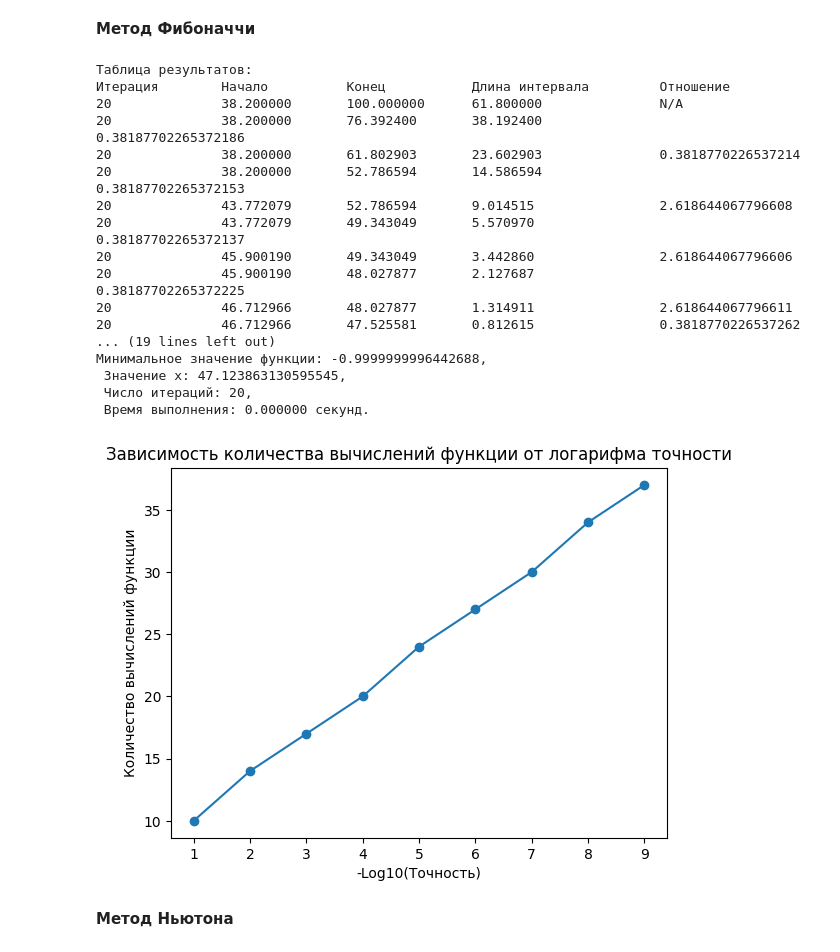
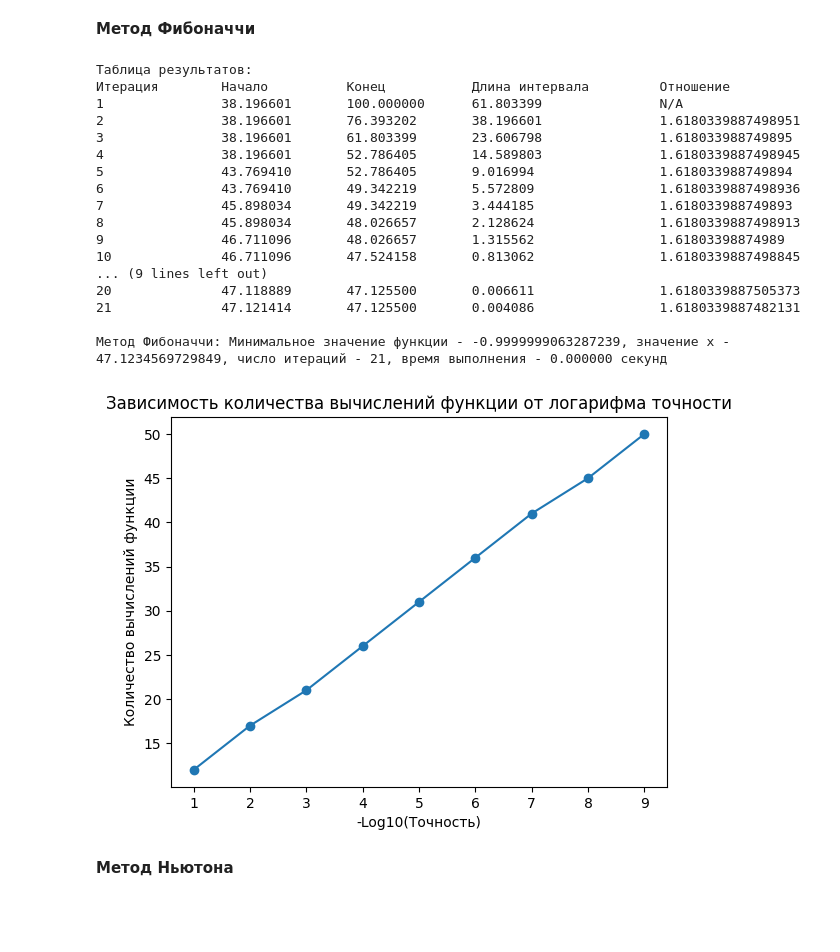
Before and after one commit to tsukerin/math, a Jupyter notebook: practice3-4/main.ipynb, the cells around one changed output. Cells and saved outputs as stored; diff of their text form; code cells hidden in the pictures; blank space fills up the shorter version.

```diff
--- a/practice3-4/main.ipynb
+++ b/practice3-4/main.ipynb
@@ -29,11 +29,12 @@ iter_list = []
 exec_list = []
 final_interval_list=[]
 
-def add_values(minf, minx, iters, exec_time):
+def add_values(minf, minx, iters, exec_time, final_interval):
     minf_list.append(minf)
     minx_list.append(minx)
     iter_list.append(iters)
     exec_list.append(exec_time)
+    final_interval_list.append(final_interval)
 # %% [markdown]
 <b>Метод половинного деления</b>
 # %%
@@ -56,15 +57,16 @@ def half_interval(start, end, tol):
 
         prev_interval_length = final_interval
 
-    return start, f(start), iters, data
+    return start, f(start), iters, data, final_interval
 
 start_time = time.time()
 result = half_interval(0, 100, tolerance)
 end_time = time.time()
 exec_time = end_time - start_time
+minx, minf, iters, table_data, final_interval = result
+add_values(minf, minx, iters, exec_time, final_interval)
 
 if isinstance(result, tuple):
-    minx, minf, iters, table_data = result
 
     print("\nТаблица результатов:")
     print("Итерация\tНачало\t\tКонец\t\tДлина интервала\t\tОтношение")
@@ -72,7 +74,6 @@ if isinstance(result, tuple):
         print(f"{row[0]}\t\t{row[1]:.6f}\t{row[2]:.6f}\t{row[3]:.6f}\t\t{row[4] if row[4] is not None else 'N/A'}")
 
     print(f"Минимальное значение функции: {minf},\n Значение x: {minx},\n "f"Число итераций: {iters},\n Время выполнения: {exec_time:.6f} секунд.")
-    add_values(minf, minx, iters, exec_time)
 
     tolerances = [10**(-i) for i in range(1, 10)]
     iterations_list = [half_interval(0, 100, tol)[2] for tol in tolerances]
@@ -126,15 +127,16 @@ def golden_section(start, end, tol):
 
         prev_interval_length = final_interval
 
-    return start, f(start), iters, data
+    return start, f(start), iters, data, final_interval
 
 start_time = time.time()
 result = golden_section(0, 100, tolerance)
 end_time = time.time()
 exec_time = end_time - start_time
+minx, minf, iters, table_data, final_interval = result
+add_values(minf, minx, iters, exec_time, final_interval)
 
 if isinstance(result, tuple):
-    minx, minf, iters, table_data = result
 
     print("\nТаблица результатов:")
     print("Итерация\tНачало\t\tКонец\t\tДлина интервала\t\tОтношение")
@@ -142,7 +144,6 @@ if isinstance(result, tuple):
         print(f"{row[0]}\t\t{row[1]:.6f}\t{row[2]:.6f}\t{row[3]:.6f}\t\t{row[4] if row[4] is not None else 'N/A'}")
 
     print(f"Минимальное значение функции: {minf},\n Значение x: {minx},\n "f"Число итераций: {iters},\n Время выполнения: {exec_time:.6f} секунд.")
-    add_values(minf, minx, iters, exec_time)
 
     tolerances = [10**(-i) for i in range(1, 10)]
     iterations_list = [half_interval(0, 100, tol)[2] for tol in tolerances]
@@ -177,9 +178,9 @@ else:
 # %% [markdown]
 <b>Метод Фибоначчи</b>
 # %%
-def fibonacci(a, b, tol):
+def fibonacci_method(a, b, tol):
     fib_sequence = [1, 1]
-    data = []
+
     while fib_sequence[-1] < (b - a) / tol:
         fib_sequence.append(fib_sequence[-1] + fib_sequence[-2])
 
@@ -189,9 +190,11 @@ def fibonacci(a, b, tol):
     fc = f(c)
     fd = f(d)
     iterations = 0
+    data = []
 
     while abs(c - d) > tol:
         iterations += 1
+
         if fc < fd:
             b = d
             d = c
@@ -205,61 +208,62 @@ def fibonacci(a, b, tol):
             fc = fd
             fd = f(d)
 
-        minx = 0.5 * (a + b)
-        miny = f(minx)
+        xmin = 0.5 * (a + b)
+        ymin = f(xmin)
         interval_length = b - a
         ratio = interval_length / (b - c) if iterations > 1 else None
 
         data.append([iterations, a, b, interval_length, ratio])
 
-    return minx, miny, iterations, data
+    return ymin, xmin, iterations, data, interval_length
 
 start_time = time.time()
-minf, minx, final_interval, iters = fibonacci(0, 100, tolerance)
+result = fibonacci_method(0, 100, tolerance)
 end_time = time.time()
 exec_time = end_time - start_time
 
 if isinstance(result, tuple):
-    minx, minf, iters, table_data = result
+    minf, minx, iters, table_data, interval_length = result
 
     print("\nТаблица результатов:")
     print("Итерация\tНачало\t\tКонец\t\tДлина интервала\t\tОтношение")
+
     for row in table_data:
         print(f"{row[0]}\t\t{row[1]:.6f}\t{row[2]:.6f}\t{row[3]:.6f}\t\t{row[4] if row[4] is not None else 'N/A'}")
 
-    print(f"Минимальное значение функции: {minf},\n Значение x: {minx},\n "f"Число итераций: {iters},\n Время выполнения: {exec_time:.6f} секунд.")
-    add_values(minf, minx, iters, exec_time)
+    print(f"\nМетод Фибоначчи: Минимальное значение функции - {minf}, значение x - {minx}, число итераций - {iters}, время выполнения - {exec_time:.6f} секунд")
+
+    add_values(minf, minx, iters, exec_time, interval_length)
 
     tolerances = [10**(-i) for i in range(1, 10)]
-    iterations_list = [half_interval(0, 100, tol)[2] for tol in tolerances]
-
-    plt.plot([-math.log10(tol) for tol in tolerances], iterations_list, marker='o')
+    iterations_list1 = [fibonacci_method(0, 100, tol)[2] for tol in tolerances]
+    plt.plot([-math.log10(tol) for tol in tolerances], iterations_list1, marker='o')
     plt.xlabel('-Log10(Точность)')
     plt.ylabel('Количество вычислений функции')
     plt.title('Зависимость количества вычислений функции от логарифма точности')
     plt.show()
 else:
     iterations = result
-    print(f"Минимальное значение функции: {minf},\n Значение x: {minx},\n "f"Число итераций: {iters},\n Время выполнения: {exec_time:.6f} секунд.")
+    print(f"\nМетод Фибоначчи: Точность - {tolerance}, число итераций - {iterations}, время выполнения - {exec_time:.6f} секунд")
 # %% [output]
 Таблица результатов:
 Итерация        Начало          Конец           Длина интервала         Отношение
-20              38.200000       100.000000      61.800000               N/A
-20              38.200000       76.392400       38.192400               0.38187702265372186
-20              38.200000       61.802903       23.602903               0.3818770226537214
-20              38.200000       52.786594       14.586594               0.38187702265372153
-20              43.772079       52.786594       9.014515                2.618644067796608
-20              43.772079       49.343049       5.570970                0.38187702265372137
-20              45.900190       49.343049       3.442860                2.618644067796606
-20              45.900190       48.027877       2.127687                0.38187702265372225
-20              46.712966       48.027877       1.314911                2.618644067796611
-20              46.712966       47.525581       0.812615                0.3818770226537262
-... (19 lines left out)
-Минимальное значение функции: -0.9999999996442688,
- Значение x: 47.123863130595545,
- Число итераций: 20,
- Время выполнения: 0.000000 секунд.
+1               38.196601       100.000000      61.803399               N/A
+2               38.196601       76.393202       38.196601               1.6180339887498951
+3               38.196601       61.803399       23.606798               1.618033988749895
+4               38.196601       52.786405       14.589803               1.6180339887498945
+5               43.769410       52.786405       9.016994                1.618033988749894
+6               43.769410       49.342219       5.572809                1.6180339887498936
+7               45.898034       49.342219       3.444185                1.618033988749893
+8               45.898034       48.026657       2.128624                1.6180339887498913
+9               46.711096       48.026657       1.315562                1.61803398874989
+10              46.711096       47.524158       0.813062                1.6180339887498845
+... (9 lines left out)
+20              47.118889       47.125500       0.006611                1.6180339887505373
+21              47.121414       47.125500       0.004086                1.6180339887482131
+
+Метод Фибоначчи: Минимальное значение функции - -0.9999999063287239, значение x - 47.1234569729849, число итераций - 21, время выполнения - 0.000000 секунд
-[figure, old version]
+[figure, new version]
 # %% [markdown]
 <b>Метод Ньютона</b>
 # %%
```
Also changed, not shown: parts of 4 cells of this notebook, 1 other file.
